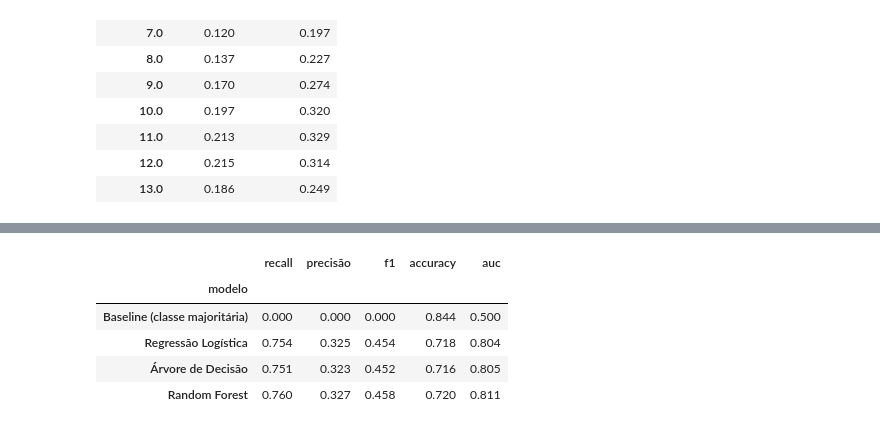
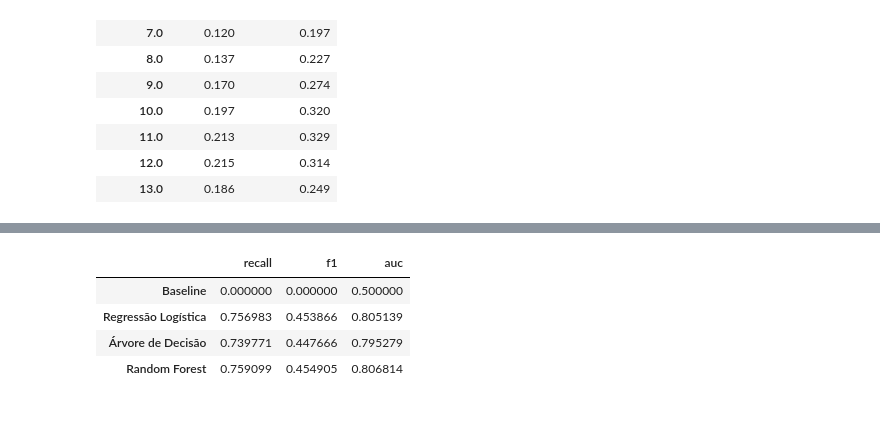
Before and after one commit to nandogamba/extrapees, a Jupyter notebook: notebooks/tc1_diabetes.ipynb, the cells around one changed output, grey strips where cells are left out. Saved outputs shown, nothing was run; the diff lists cells and outputs as text; code cells hidden in the pictures.

Commit message:
parcial com modelos

```diff
--- a/notebooks/tc1_diabetes.ipynb
+++ b/notebooks/tc1_diabetes.ipynb
@@ -382,21 +453,22 @@ Prevalência: 0.156 | 0.156 | 0.156
 # %%
-
 from sklearn.compose import ColumnTransformer
 from sklearn.impute import SimpleImputer
 from sklearn.pipeline import Pipeline
 from sklearn.preprocessing import OneHotEncoder, StandardScaler
 
-NUMERICAS = ["_BMI5", "_AGEG5YR", "GENHLTH"]
-CATEGORICAS = ["SEX", "_SMOKER3", "EXERANY2", "_RFDRHV5", "_RFCHOL", "_RFHYPE5", "DIFFWALK"]
+NUMERICAS = ["_BMI5"]
+CATEGORICAS = [c for c in FEATURES if c not in NUMERICAS]
 
 pipeline_num = Pipeline([
-    ("imputer", SimpleImputer(strategy="median")),
-    ("scaler", StandardScaler()),
+    ("imputador", SimpleImputer(strategy="mean")),
+    ("escala", StandardScaler()),
 ])
+
 pipeline_cat = Pipeline([
-    ("imputer", SimpleImputer(strategy="most_frequent")),
-    ("onehot", OneHotEncoder(handle_unknown="ignore", sparse_output=False)),
+    ("imputador", SimpleImputer(strategy="most_frequent")),
+    ("onehot", OneHotEncoder(handle_unknown="ignore")),
 ])
+
 preprocessador = ColumnTransformer([
     ("num", pipeline_num, NUMERICAS),
     ("cat", pipeline_cat, CATEGORICAS),
@@ -410,40 +487,33 @@ do limiar, que é escolhido depois.
 # %%
-
-from sklearn.dummy import DummyClassifier
-from sklearn.ensemble import RandomForestClassifier
-from sklearn.linear_model import LogisticRegression
-from sklearn.metrics import accuracy_score, f1_score, precision_score, recall_score, roc_auc_score
-from sklearn.tree import DecisionTreeClassifier
-
-classificadores = {
-    "Baseline (classe majoritária)": DummyClassifier(strategy="most_frequent"),
+modelos = {
+    "Baseline": DummyClassifier(strategy="most_frequent"),
     "Regressão Logística": LogisticRegression(class_weight="balanced", max_iter=1000, random_state=42),
-    "Árvore de Decisão": DecisionTreeClassifier(
-        max_depth=8, min_samples_leaf=50, class_weight="balanced", random_state=42
-    ),
-    "Random Forest": RandomForestClassifier(
-        n_estimators=200, max_depth=12, min_samples_leaf=20,
-        class_weight="balanced", n_jobs=-1, random_state=42,
-    ),
+    "Árvore de Decisão": DecisionTreeClassifier(max_depth=8, class_weight="balanced", random_state=42),
+    "Random Forest": RandomForestClassifier(n_estimators=100, max_depth=12, min_samples_leaf=20,
+                                        class_weight="balanced", n_jobs=-1, random_state=42),
 }
 
-modelos, linhas = {}, []
-for nome, classificador in classificadores.items():
-    modelo = Pipeline([("pre", preprocessador), ("clf", classificador)]).fit(X_treino, y_treino)
-    modelos[nome] = modelo
-    pred = modelo.predict(X_val)
-    linhas.append({
-        "modelo": nome,
-        "recall": recall_score(y_val, pred),
-        "precisão": precision_score(y_val, pred, zero_division=0),
-        "f1": f1_score(y_val, pred),
-        "accuracy": accuracy_score(y_val, pred),
-        "auc": roc_auc_score(y_val, modelo.predict_proba(X_val)[:, 1]),
-    })
+resultados = {}
+ajustados = {}
 
-comparacao = pd.DataFrame(linhas).set_index("modelo").round(3)
-melhor_nome = comparacao["auc"].idxmax()
-melhor = modelos[melhor_nome]
-print("Modelo escolhido:", melhor_nome)
-comparacao
+for nome, classificador in modelos.items():
+    pipe = Pipeline([
+        ("preprocessador", preprocessador),
+        ("classificador", classificador),
+    ])
+    pipe.fit(X_treino, y_treino)
+    ajustados[nome] = pipe
+
+    # calcule aqui recall, F1 e AUC na validação e guarde em resultados[nome]
+
+    pred_val = pipe.predict(X_val)
+    prob_val = pipe.predict_proba(X_val)[:, 1]
+
+    resultados[nome] = {
+        "recall": recall_score(y_val, pred_val),
+        "f1": f1_score(y_val, pred_val),
+        "auc": roc_auc_score(y_val, prob_val),
+    }
+
+pd.DataFrame(resultados).T
 # %% [output]
@@ -451,6 +520,5 @@ Modelo escolhido: Random Forest
-|  | recall | precisão | f1 | accuracy | auc |
-| modelo |  |  |  |  |  |
-| Baseline (classe majoritária) | 0.000 | 0.000 | 0.000 | 0.844 | 0.500 |
-| Regressão Logística | 0.754 | 0.325 | 0.454 | 0.718 | 0.804 |
-| Árvore de Decisão | 0.751 | 0.323 | 0.452 | 0.716 | 0.805 |
-| Random Forest | 0.760 | 0.327 | 0.458 | 0.720 | 0.811 |
+|  | recall | f1 | auc |
+| Baseline | 0.000000 | 0.000000 | 0.500000 |
+| Regressão Logística | 0.756983 | 0.453866 | 0.805139 |
+| Árvore de Decisão | 0.739771 | 0.447666 | 0.795279 |
+| Random Forest | 0.759099 | 0.454905 | 0.806814 |
```
Also changed, not shown: parts of 63 cells of this notebook, 4 other files.
